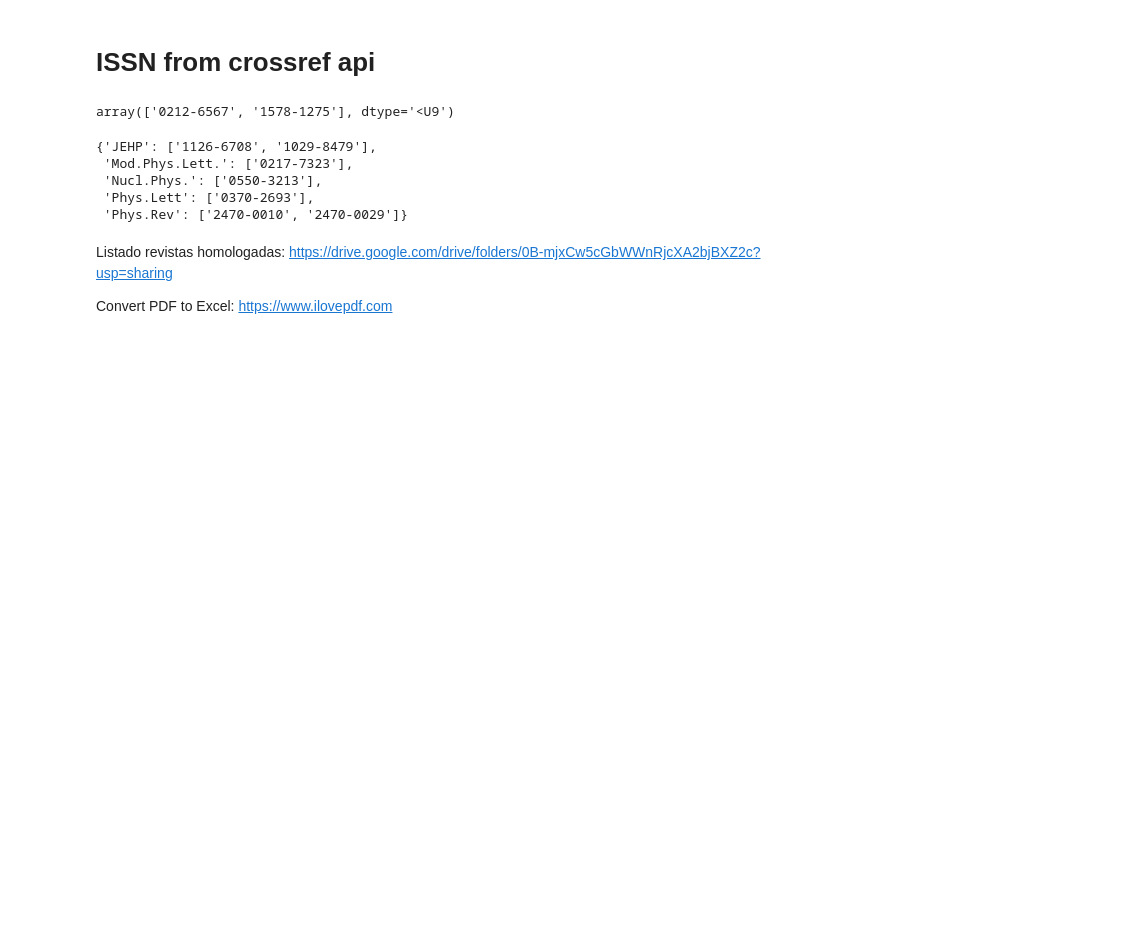
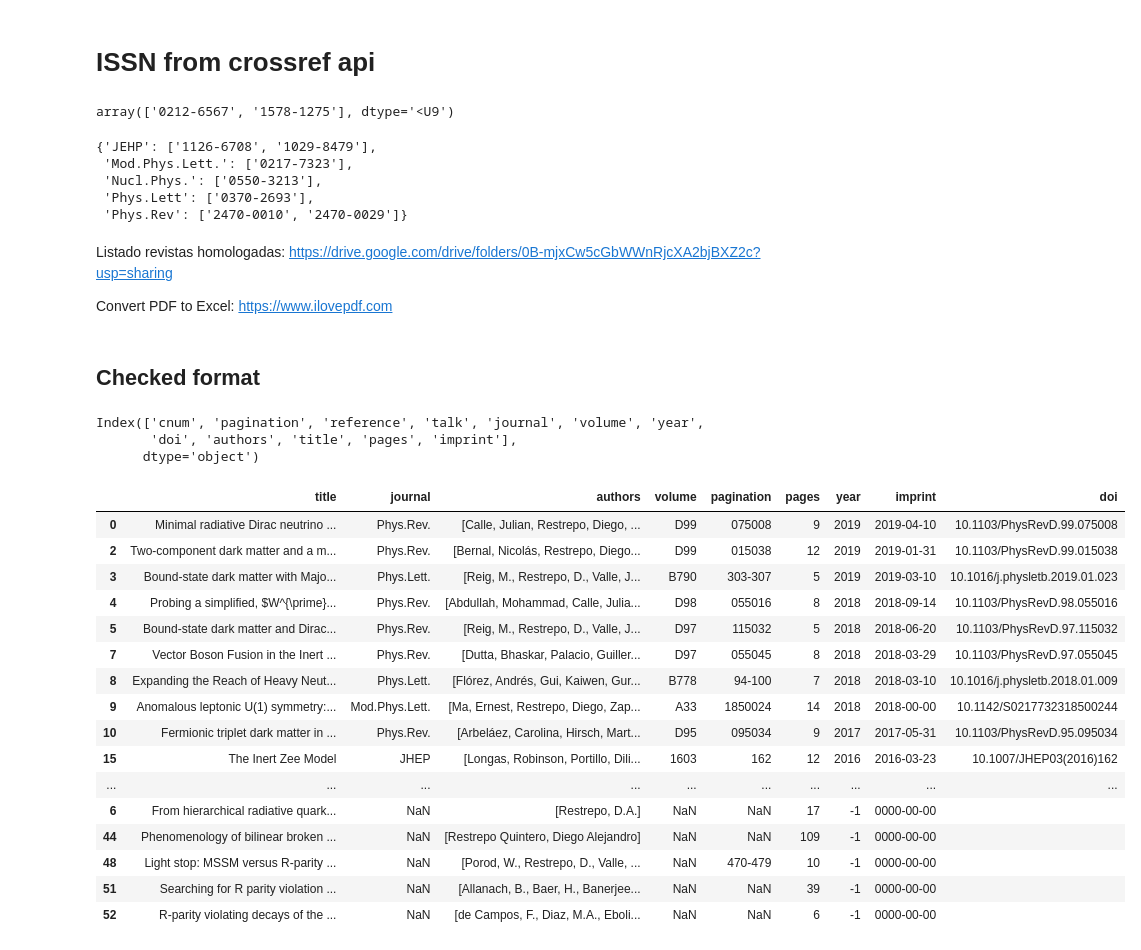
Before and after one commit to restrepo/CvLac, a Jupyter notebook: cvlac.ipynb, the cells around one changed output. Saved outputs shown, nothing was run; the diff lists cells and outputs as text; code cells hidden in the pictures; blank space fills up the shorter version.

```diff
--- a/cvlac.ipynb
+++ b/cvlac.ipynb
@@ -139,0 +138,28 @@ Enrico, William,
+# %% [markdown]
+## Checked format
+# %%
+pi.columns
+# %% [output]
+Index(['cnum', 'pagination', 'reference', 'talk', 'journal', 'volume', 'year',
+       'doi', 'authors', 'title', 'pages', 'imprint'],
+      dtype='object')
+# %%
+pi[['title','journal','authors','volume','pagination','pages','year','imprint','doi']].sort_values('year',ascending=False)#.loc[4]
+# %% [output]
+|  | title | journal | authors | volume | pagination | pages | year | imprint | doi |
+| 0 | Minimal radiative Dirac neutrino ... | Phys.Rev. | [Calle, Julian, Restrepo, Diego, ... | D99 | 075008 | 9 | 2019 | 2019-04-10 | 10.1103/PhysRevD.99.075008 |
+| 2 | Two-component dark matter and a m... | Phys.Rev. | [Bernal, Nicolás, Restrepo, Diego... | D99 | 015038 | 12 | 2019 | 2019-01-31 | 10.1103/PhysRevD.99.015038 |
+| 3 | Bound-state dark matter with Majo... | Phys.Lett. | [Reig, M., Restrepo, D., Valle, J... | B790 | 303-307 | 5 | 2019 | 2019-03-10 | 10.1016/j.physletb.2019.01.023 |
+| 4 | Probing a simplified, $W^{\prime}... | Phys.Rev. | [Abdullah, Mohammad, Calle, Julia... | D98 | 055016 | 8 | 2018 | 2018-09-14 | 10.1103/PhysRevD.98.055016 |
+| 5 | Bound-state dark matter and Dirac... | Phys.Rev. | [Reig, M., Restrepo, D., Valle, J... | D97 | 115032 | 5 | 2018 | 2018-06-20 | 10.1103/PhysRevD.97.115032 |
+| 7 | Vector Boson Fusion in the Inert ... | Phys.Rev. | [Dutta, Bhaskar, Palacio, Guiller... | D97 | 055045 | 8 | 2018 | 2018-03-29 | 10.1103/PhysRevD.97.055045 |
+| 8 | Expanding the Reach of Heavy Neut... | Phys.Lett. | [Flórez, Andrés, Gui, Kaiwen, Gur... | B778 | 94-100 | 7 | 2018 | 2018-03-10 | 10.1016/j.physletb.2018.01.009 |
+| 9 | Anomalous leptonic U(1) symmetry:... | Mod.Phys.Lett. | [Ma, Ernest, Restrepo, Diego, Zap... | A33 | 1850024 | 14 | 2018 | 2018-00-00 | 10.1142/S0217732318500244 |
+| 10 | Fermionic triplet dark matter in ... | Phys.Rev. | [Arbeláez, Carolina, Hirsch, Mart... | D95 | 095034 | 9 | 2017 | 2017-05-31 | 10.1103/PhysRevD.95.095034 |
+| 15 | The Inert Zee Model | JHEP | [Longas, Robinson, Portillo, Dili... | 1603 | 162 | 12 | 2016 | 2016-03-23 | 10.1007/JHEP03(2016)162 |
+| ... | ... | ... | ... | ... | ... | ... | ... | ... | ... |
+| 6 | From hierarchical radiative quark... | NaN | [Restrepo, D.A.] | NaN | NaN | 17 | -1 | 0000-00-00 |  |
+| 44 | Phenomenology of bilinear broken ... | NaN | [Restrepo Quintero, Diego Alejandro] | NaN | NaN | 109 | -1 | 0000-00-00 |  |
+| 48 | Light stop: MSSM versus R-parity ... | NaN | [Porod, W., Restrepo, D., Valle, ... | NaN | 470-479 | 10 | -1 | 0000-00-00 |  |
+| 51 | Searching for R parity violation ... | NaN | [Allanach, B., Baer, H., Banerjee... | NaN | NaN | 39 | -1 | 0000-00-00 |  |
+| 52 | R-parity violating decays of the ... | NaN | [de Campos, F., Diaz, M.A., Eboli... | NaN | NaN | 6 | -1 | 0000-00-00 |  |
```
Also changed, not shown: parts of 1 cell of this notebook.
